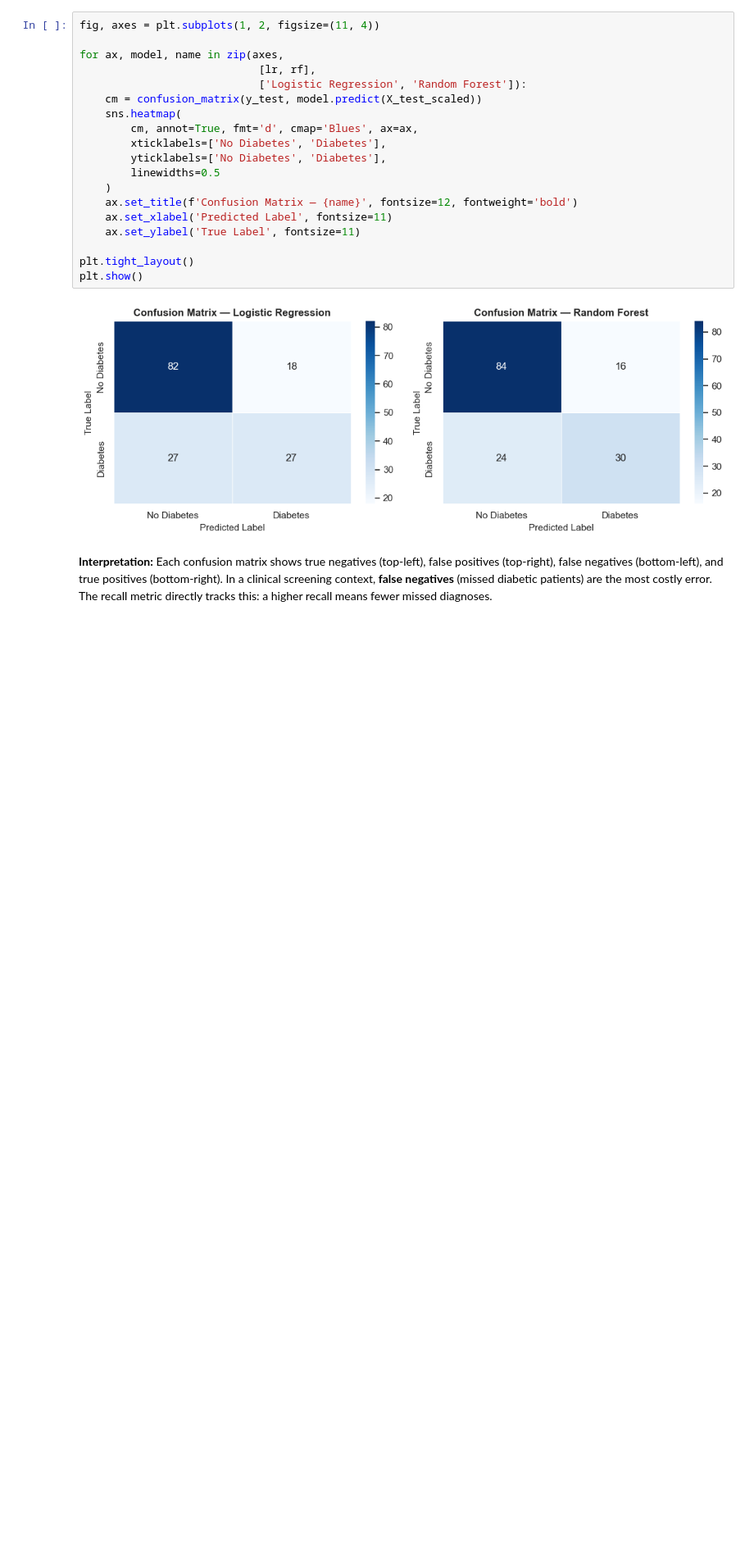
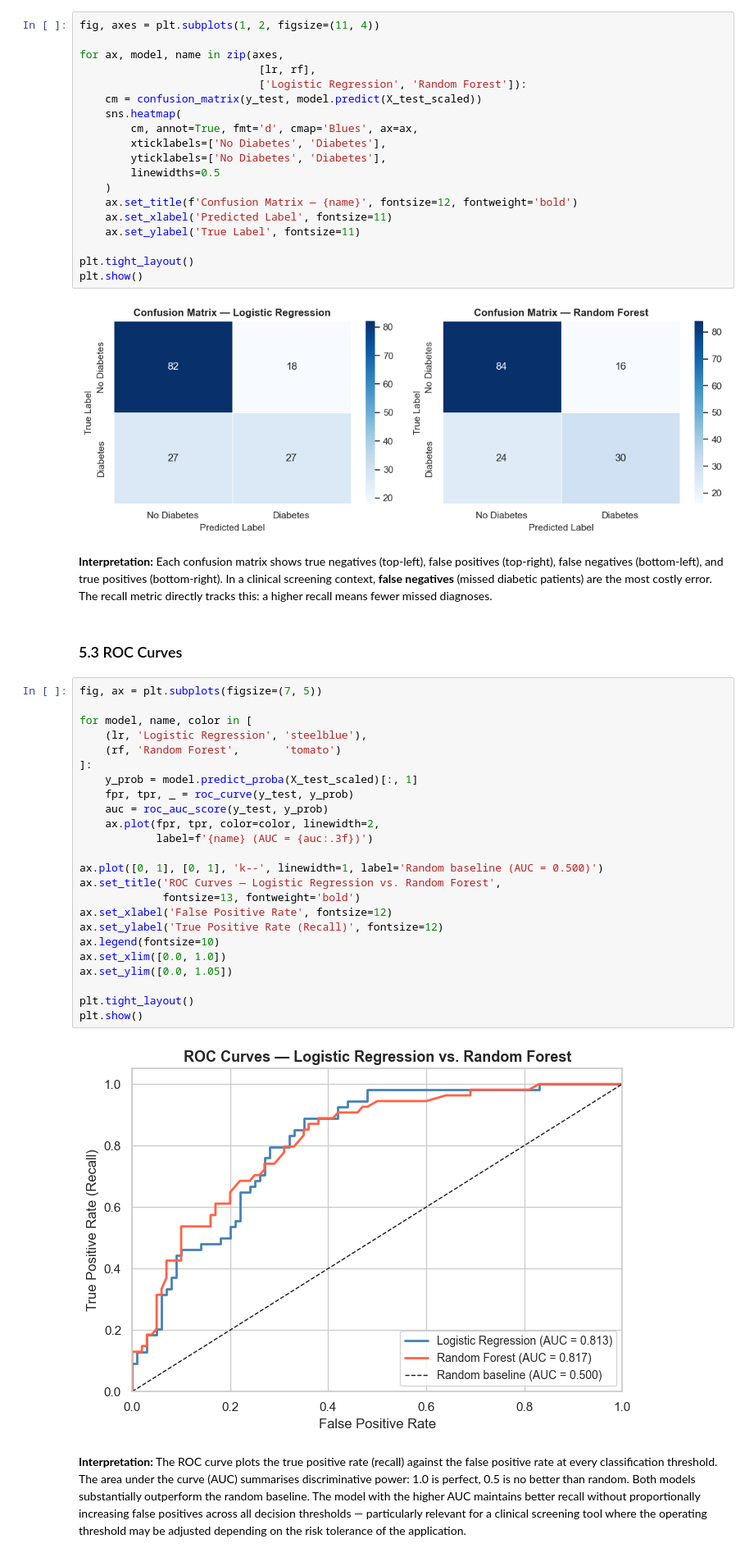
Before and after one commit to sbodrero/build-and-evaluate-a-machine-learning-model, a Jupyter notebook: modeling.ipynb, the cells around one changed output. Shown at 82% size. Saved outputs shown, nothing was run; the diff lists cells and outputs as text; blank space fills up the shorter version.

Commit message:
Add ROC curve visualization comparing Logistic Regression and Random Forest models

```diff
--- a/modeling.ipynb
+++ b/modeling.ipynb
@@ -358,3 +358,33 @@ plt.show()
 [figure]
 # %% [markdown]
 **Interpretation:** Each confusion matrix shows true negatives (top-left), false positives (top-right), false negatives (bottom-left), and true positives (bottom-right). In a clinical screening context, **false negatives** (missed diabetic patients) are the most costly error. The recall metric directly tracks this: a higher recall means fewer missed diagnoses.
+# %% [markdown]
+### 5.3 ROC Curves
+# %%
+fig, ax = plt.subplots(figsize=(7, 5))
+
+for model, name, color in [
+    (lr, 'Logistic Regression', 'steelblue'),
+    (rf, 'Random Forest',       'tomato')
+]:
+    y_prob = model.predict_proba(X_test_scaled)[:, 1]
+    fpr, tpr, _ = roc_curve(y_test, y_prob)
+    auc = roc_auc_score(y_test, y_prob)
+    ax.plot(fpr, tpr, color=color, linewidth=2,
+            label=f'{name} (AUC = {auc:.3f})')
+
+ax.plot([0, 1], [0, 1], 'k--', linewidth=1, label='Random baseline (AUC = 0.500)')
+ax.set_title('ROC Curves — Logistic Regression vs. Random Forest',
+             fontsize=13, fontweight='bold')
+ax.set_xlabel('False Positive Rate', fontsize=12)
+ax.set_ylabel('True Positive Rate (Recall)', fontsize=12)
+ax.legend(fontsize=10)
+ax.set_xlim([0.0, 1.0])
+ax.set_ylim([0.0, 1.05])
+
+plt.tight_layout()
+plt.show()
+# %% [output]
+[figure, added]
+# %% [markdown]
+**Interpretation:** The ROC curve plots the true positive rate (recall) against the false positive rate at every classification threshold. The area under the curve (AUC) summarises discriminative power: 1.0 is perfect, 0.5 is no better than random. Both models substantially outperform the random baseline. The model with the higher AUC maintains better recall without proportionally increasing false positives across all decision thresholds — particularly relevant for a clinical screening tool where the operating threshold may be adjusted depending on the risk tolerance of the application.
```
